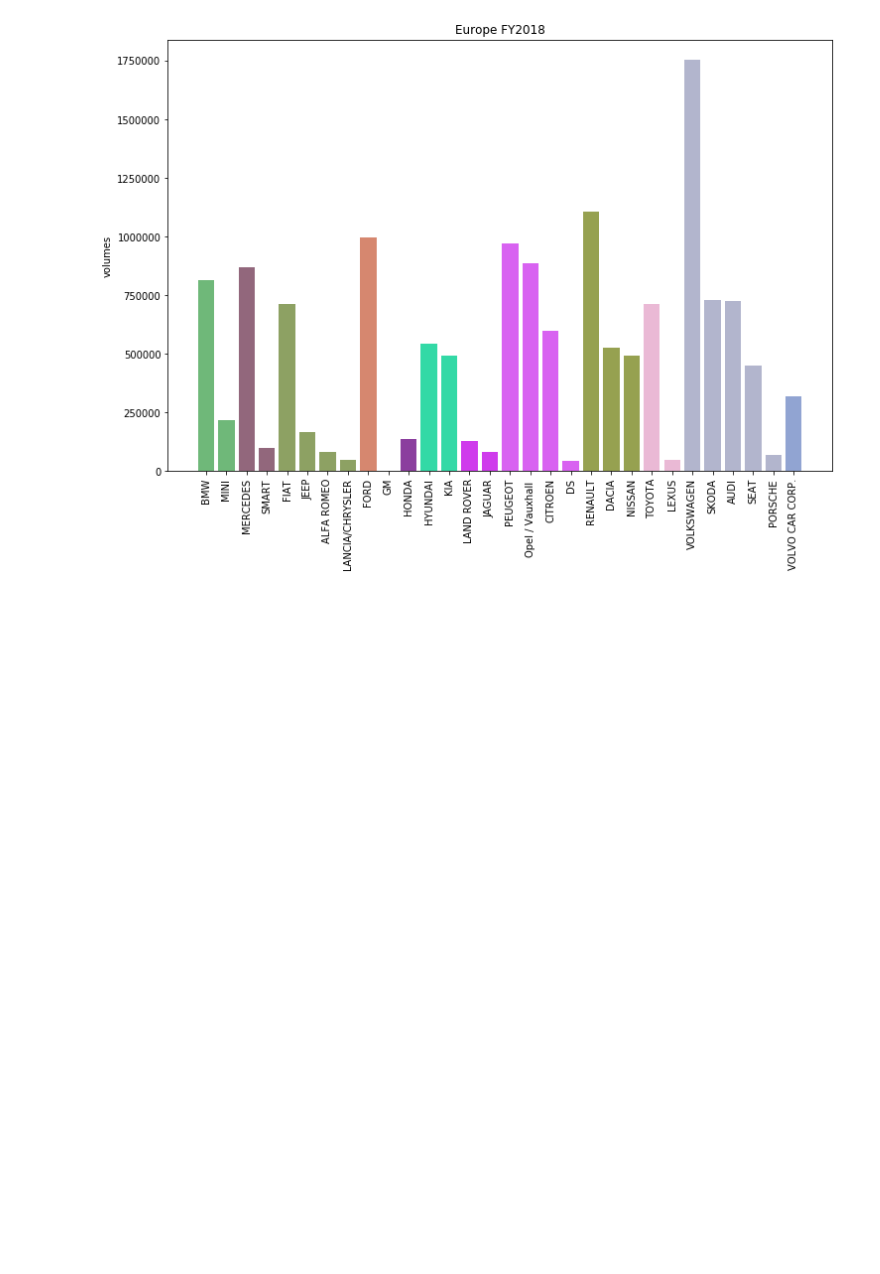
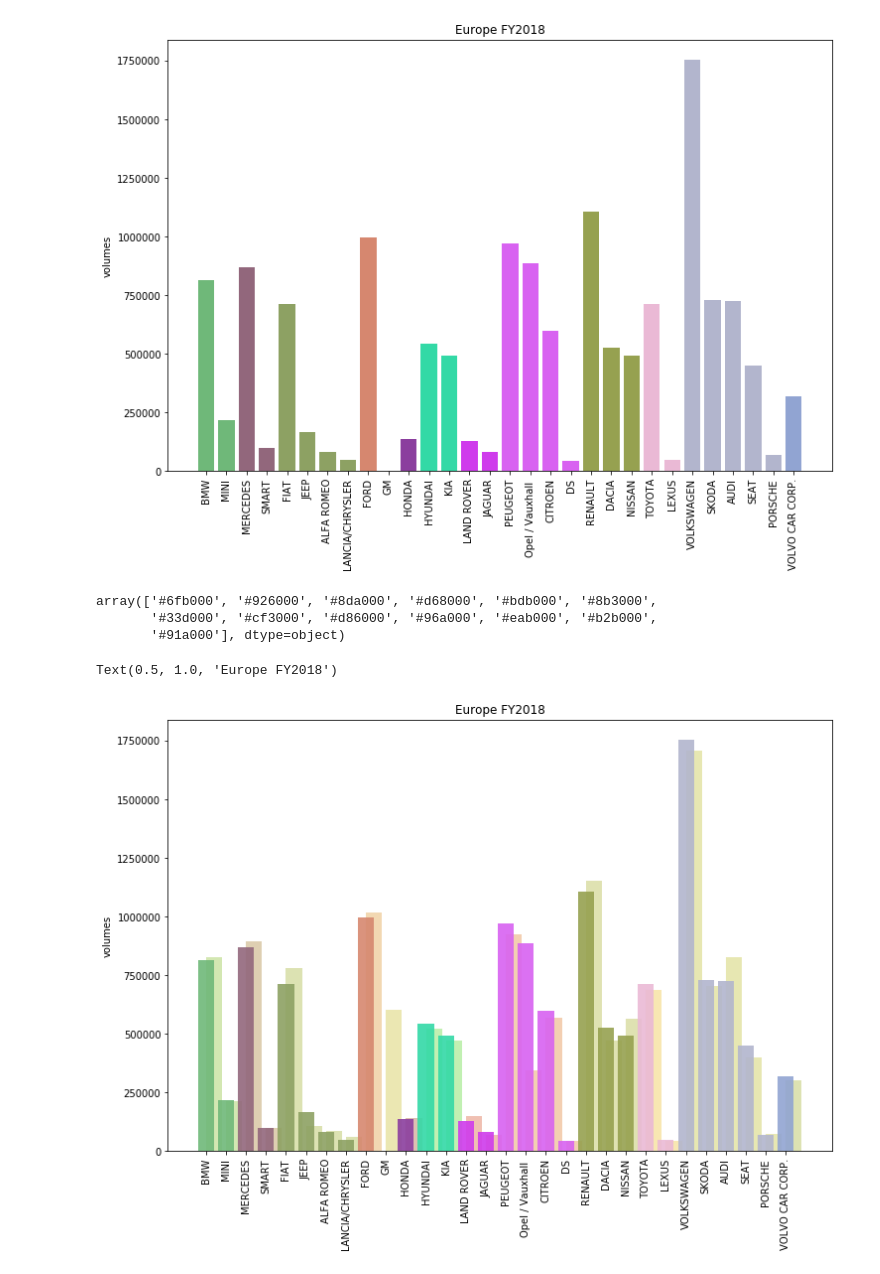
Before and after one commit to nebelgrau77/pandas-wrangling, a Jupyter notebook: scrape_car_volumes.ipynb, the cells around one changed output. Drawn from its saved outputs; the diff is of its cells as text; code cells hidden in the pictures; blank space fills up the shorter version.

Commit message:
Add files via upload
Added previous year bar chart with modified colors.

```diff
--- a/scrape_car_volumes.ipynb
+++ b/scrape_car_volumes.ipynb
@@ -205,3 +205,29 @@ ax.set_title('Europe FY2018')
 # %% [output]
 Text(0.5, 1.0, 'Europe FY2018')
 [figure]
+# %%
+#changing the colors for the previous year
+
+# need to improve this to actually desaturate colors by extracting the hex values,
+# changing them and converting back to a string
+
+df['groupcolor2017'] = df['groupcolor'].apply(lambda code: code[:4]+'000')
+# %%
+df['groupcolor2017'].unique()
+# %% [output]
+array(['#6fb000', '#926000', '#8da000', '#d68000', '#bdb000', '#8b3000',
+       '#33d000', '#cf3000', '#d86000', '#96a000', '#eab000', '#b2b000',
+       '#91a000'], dtype=object)
+# %%
+# create a bar chart of the 2018 volumes with each group identified with a different color
+
+fig, ax = plt.subplots(figsize = (12,8))
+ax.bar(df['brand'].unique(), df['FY2017'].values, color = df['groupcolor2017'], align = 'edge', alpha = 0.3)
+ax.bar(df['brand'].unique(), df['FY2018'].values, color = df['groupcolor'], alpha = 0.9)
+
+ax.set_xticklabels(labels = df['brand'].unique(), rotation = 90)
+ax.set_ylabel('volumes')
+ax.set_title('Europe FY2018')
+# %% [output]
+Text(0.5, 1.0, 'Europe FY2018')
+[figure, added]
```
